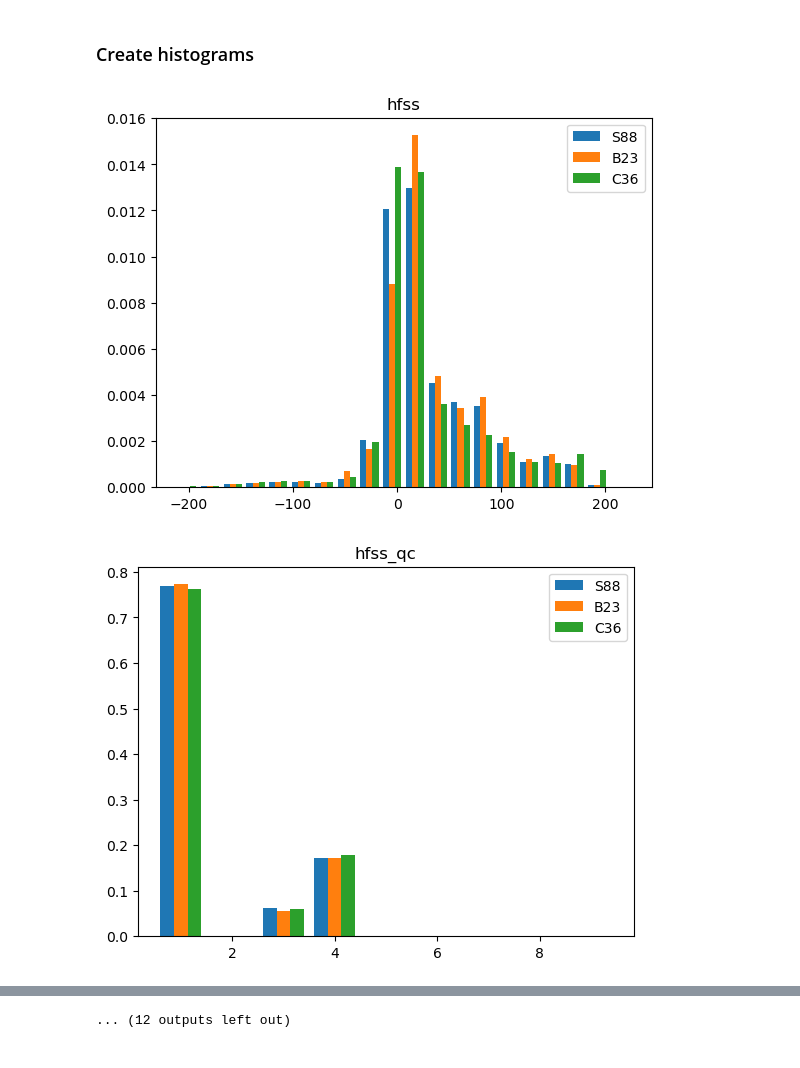
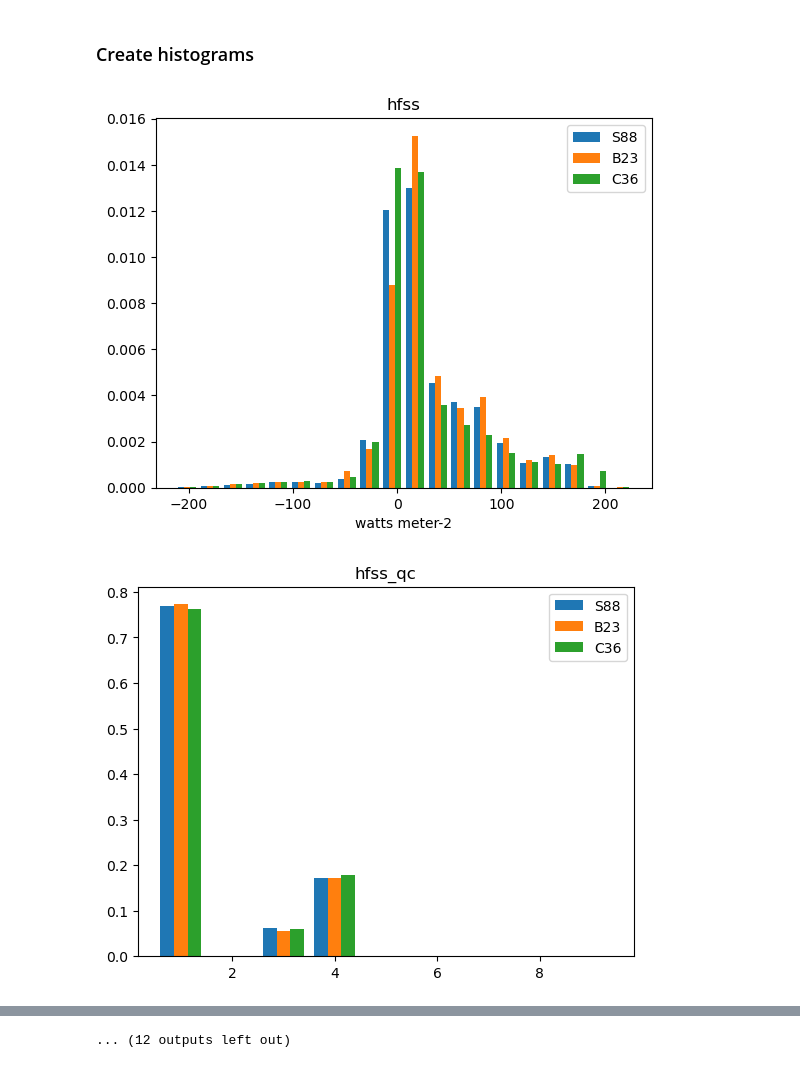
Before and after one commit to mcastells/marineflux_erddapy_demo, a Jupyter notebook: histo.ipynb, the cells around one changed output, grey strips where cells are left out. Cells and saved outputs as stored; diff of their text form; code cells hidden in the pictures.

Commit message:
units on x axis

```diff
--- a/histo.ipynb
+++ b/histo.ipynb
@@ -77,35 +75,39 @@ for var in vars:
         std = np.nanstd(data)
         lower_limit = median - (4 * std)
         upper_limit = median + (4 * std)
+
         if var == 'z_over_L':
             lower_limit = -10
             upper_limit = 10
         elif var == 'q_10':
             lower_limit = 0
             upper_limit = 40
         elif var == 'q_star':
             lower_limit = -0.001
             upper_limit = 0.001
         elif var == 'zo_m':
             lower_limit = 0
             upper_limit = 0.002
+
         data[data<lower_limit] = np.nan
         data[data>upper_limit] = np.nan
 
         y.append(data)
 
     if '_qc' in var:
         bins = [0.5, 1.5, 2.5, 3.5, 4.5, 8.5, 9.5]
         range = (0, 10)
     else:
         bins = 20
         range = None
 
     plt.hist(y, bins=bins, range=range, density=True, label=['S88', 'B23', 'C36'])
+    if 'units' in ds['S88'][var].attrs:
+        plt.xlabel(ds['S88'][var].units)
 
     plt.title(f'{var}')
     plt.legend()
     plt.show()
 # %% [output]
-[figure, old version]
+[figure, new version]
 [figure]
```
Also changed, not shown: parts of 2 cells of this notebook.
